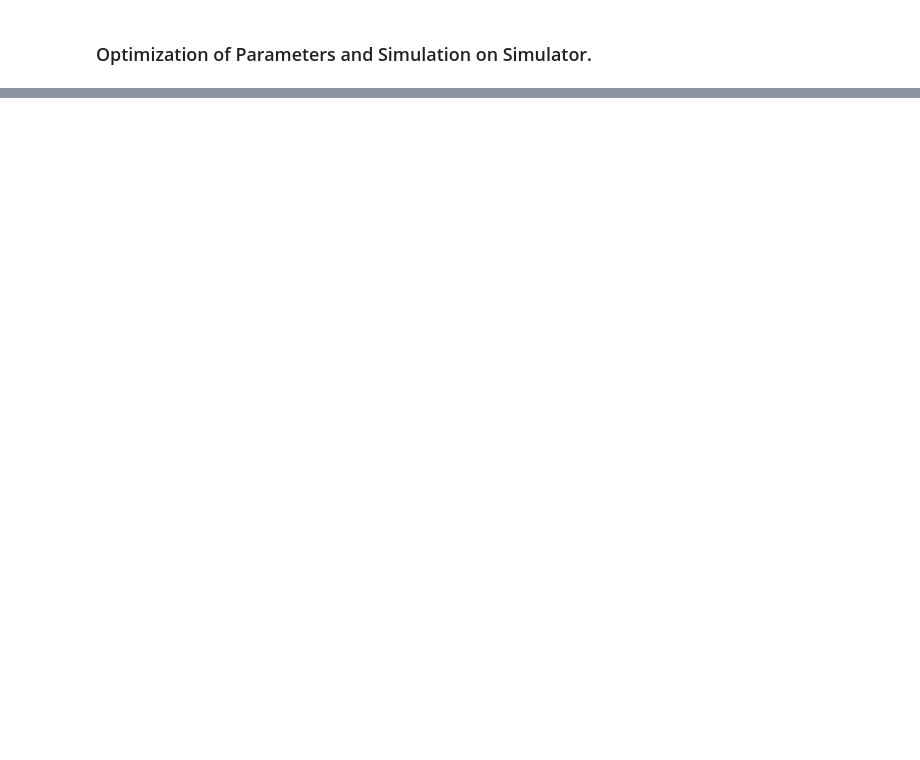
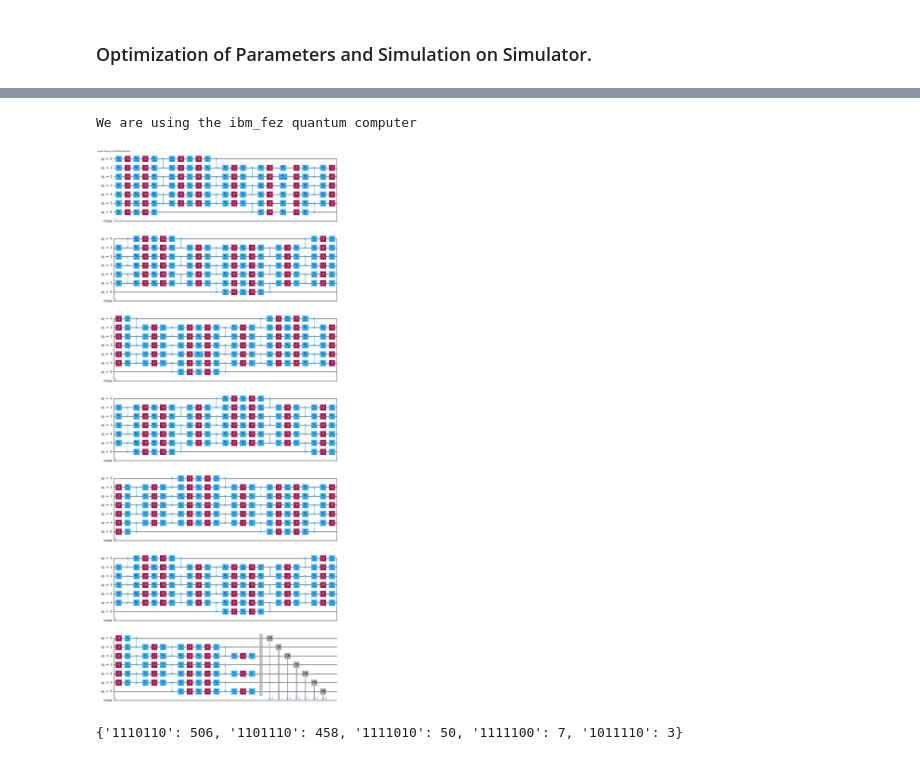
Before and after one commit to syralie/qsim-condensed-matter, a Jupyter notebook: NHSE_v2.ipynb, the cells around one changed output, grey strips where cells are left out. Saved outputs shown, nothing was run; the diff lists cells and outputs as text; code cells hidden in the pictures; blank space fills up the shorter version.

```diff
--- a/NHSE_v2.ipynb
+++ b/NHSE_v2.ipynb
@@ -491,0 +506,19 @@ Text(0.5, 0, 'T')
+# %%
+service = QiskitRuntimeService()
+backend = service.least_busy(operational=True, simulator=False)
+print(f"We are using the {backend.name} quantum computer")
+# %% [output]
+We are using the ibm_fez quantum computer
+# %%
+from qiskit.transpiler import generate_preset_pass_manager
+
+# Transpile the circuit
+pass_manager = generate_preset_pass_manager(
+    optimization_level=1, backend=backend
+)
+transpiled_circ = pass_manager.run(variational_circuit(params_dict[1], optimal_layers[0]))
+
+# View the transpiled circuit
+transpiled_circ.draw(output="mpl", idle_wires=False)
+# %% [output]
+[figure, added]
@@ -491,0 +539,5 @@ Text(0.5, 0, 'T')
+# %%
+counts_compare, _ = calculate_results(params_dict[1], optimal_layers[0])
+print(counts_compare)
+# %% [output]
+{'1110110': 506, '1101110': 458, '1111010': 50, '1111100': 7, '1011110': 3}
```
Also changed, not shown: parts of 18 cells of this notebook.
